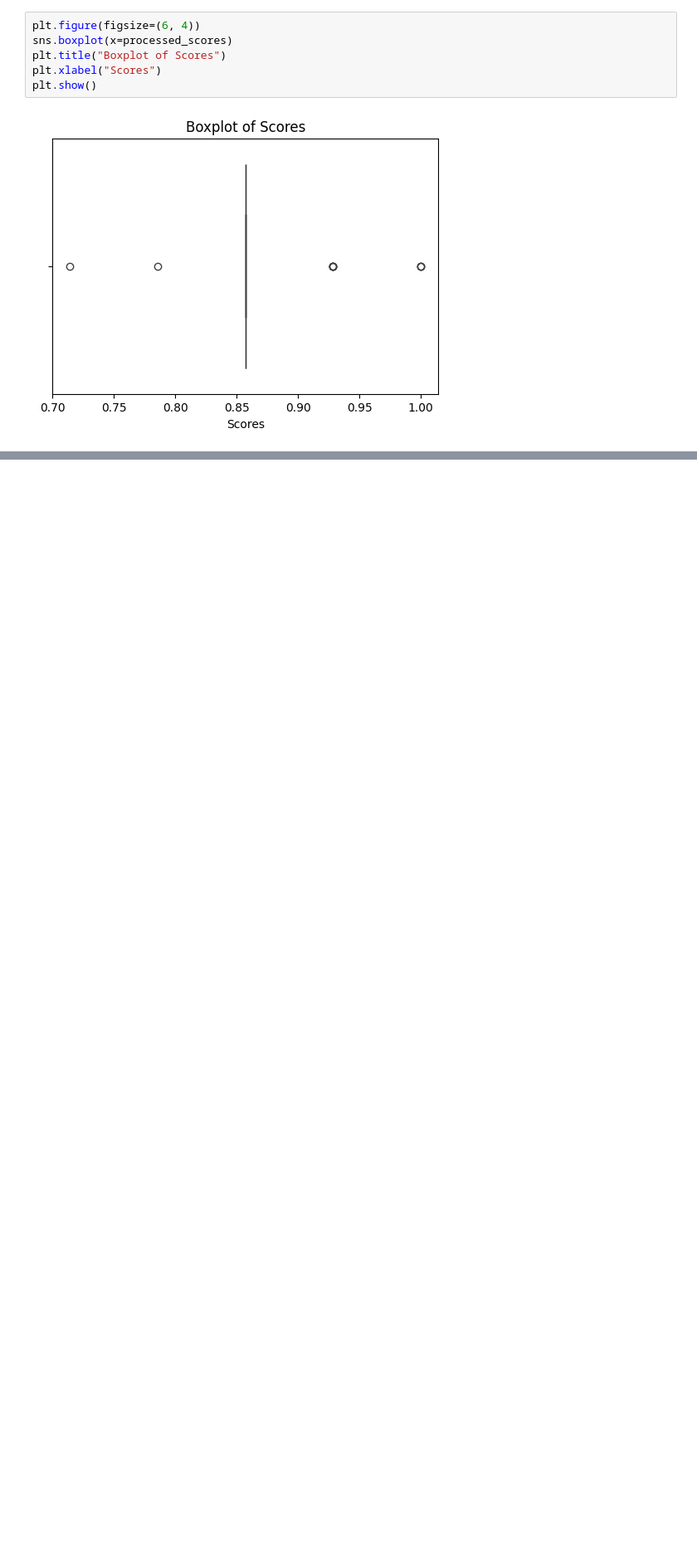
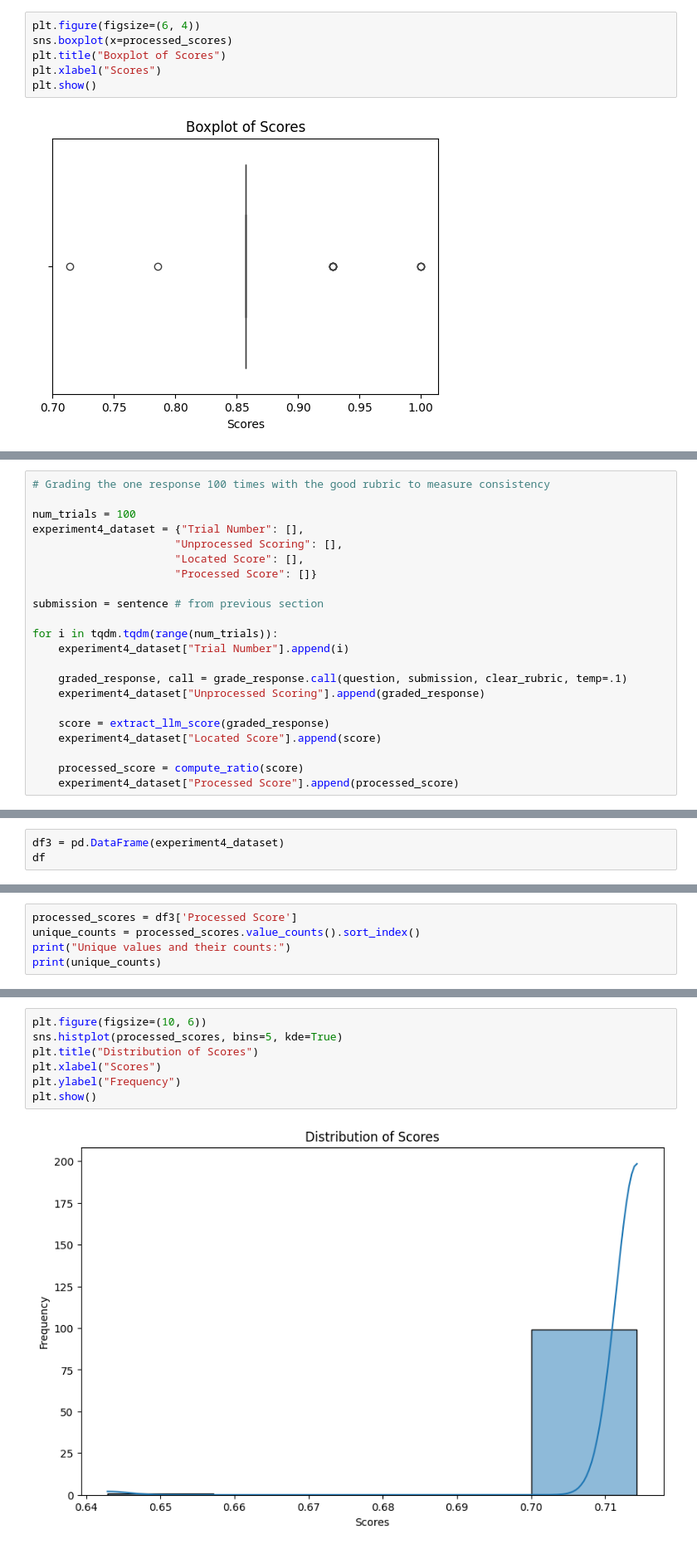
Before and after one commit to BU-Spark/ml-bu-autograder, a Jupyter notebook: Proof_of_Concept.ipynb, the cells around one changed output, grey strips where cells are left out. Shown at 83% size. Saved outputs shown, nothing was run; the diff lists cells and outputs as text; blank space fills up the shorter version.

Commit message:
Added experiments 1-5 and results

```diff
--- a/Proof_of_Concept.ipynb
+++ b/Proof_of_Concept.ipynb
@@ -719,0 +687,22 @@ The Virginia Women’s Center’s transition to an EHR system illustrates a succ
+# %%
+# Grading the one response 100 times with the good rubric to measure consistency
+
+num_trials = 100
+experiment4_dataset = {"Trial Number": [],
+                      "Unprocessed Scoring": [],
+                      "Located Score": [],
+                      "Processed Score": []}
+
+submission = sentence # from previous section
+
+for i in tqdm.tqdm(range(num_trials)):
+    experiment4_dataset["Trial Number"].append(i)
+
+    graded_response, call = grade_response.call(question, submission, clear_rubric, temp=.1)
+    experiment4_dataset["Unprocessed Scoring"].append(graded_response)
+
+    score = extract_llm_score(graded_response)
+    experiment4_dataset["Located Score"].append(score)
+
+    processed_score = compute_ratio(score)
+    experiment4_dataset["Processed Score"].append(processed_score)
@@ -719,0 +735,3 @@ The Virginia Women’s Center’s transition to an EHR system illustrates a succ
+# %%
+df3 = pd.DataFrame(experiment4_dataset)
+df
@@ -719,0 +752,5 @@ The Virginia Women’s Center’s transition to an EHR system illustrates a succ
+# %%
+processed_scores = df3['Processed Score']
+unique_counts = processed_scores.value_counts().sort_index()
+print("Unique values and their counts:")
+print(unique_counts)
@@ -719,0 +775,9 @@ The Virginia Women’s Center’s transition to an EHR system illustrates a succ
+# %%
+plt.figure(figsize=(10, 6))
+sns.histplot(processed_scores, bins=5, kde=True)
+plt.title("Distribution of Scores")
+plt.xlabel("Scores")
+plt.ylabel("Frequency")
+plt.show()
+# %% [output]
+[figure, added]
```
Also changed, not shown: parts of 38 cells of this notebook.
